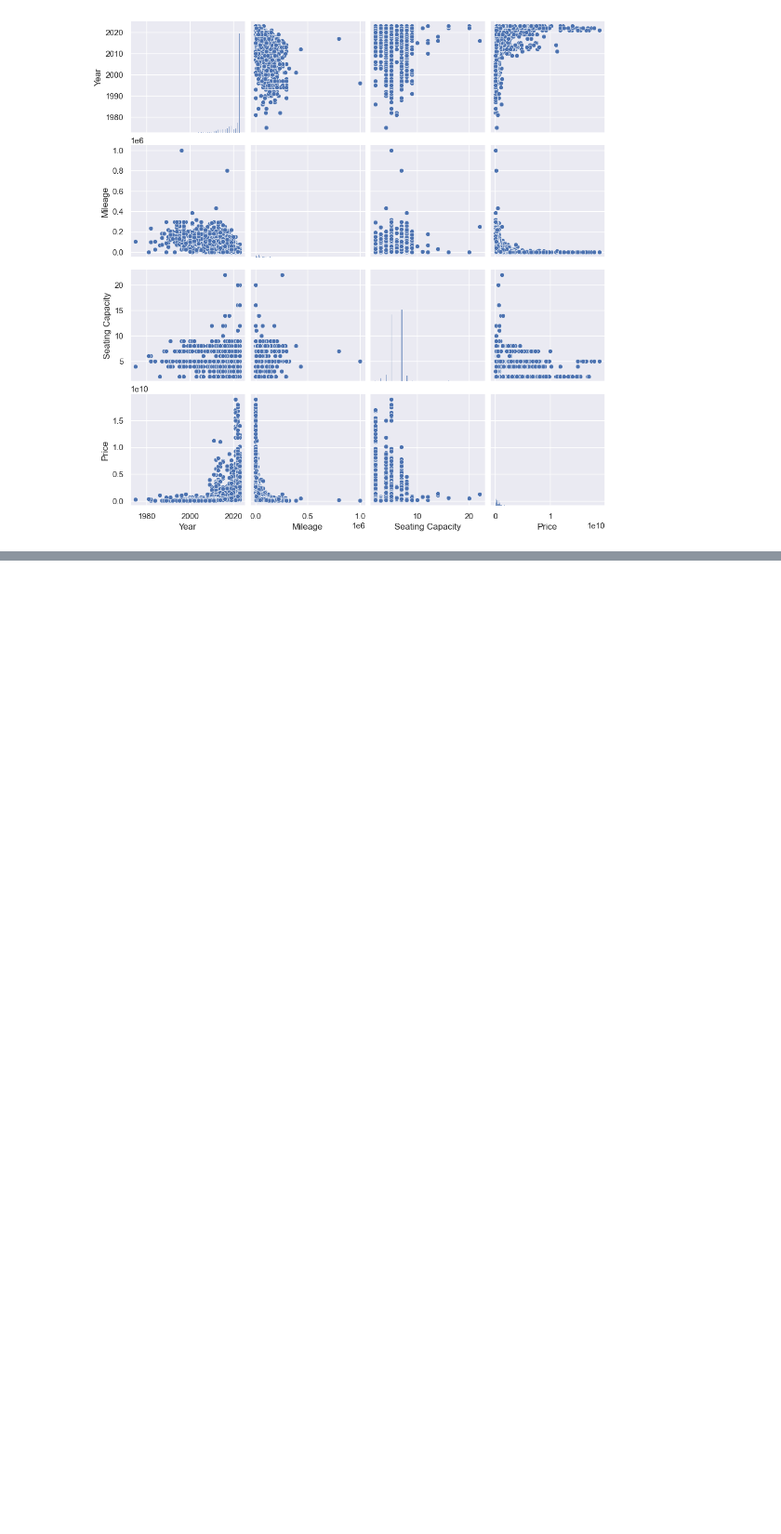
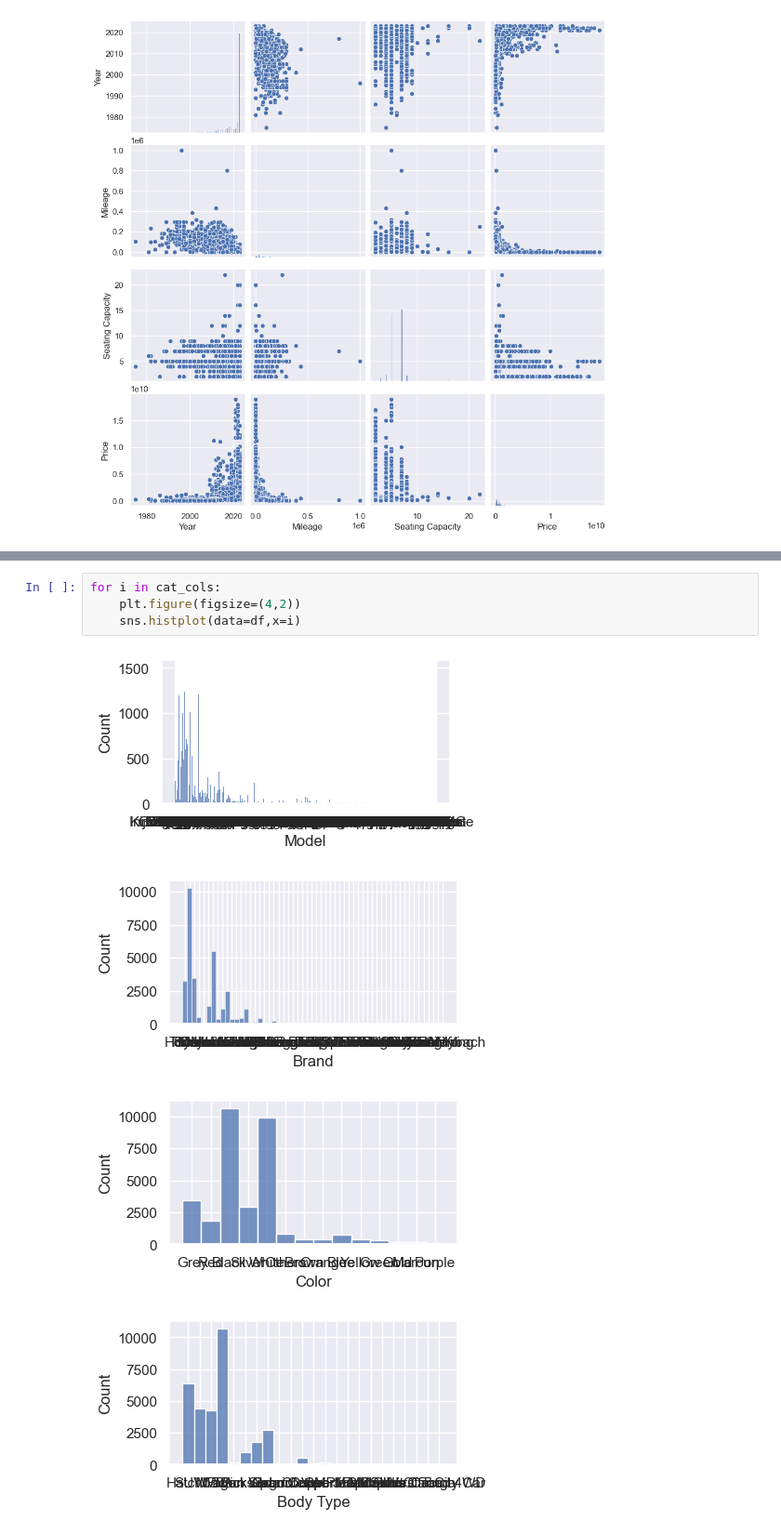
Before and after one commit to abudto/Data-Science-Analytics, a Jupyter notebook: Used Car Price Prediction (Web Scraping, Dashboard, Machine Learning)/Used Car Price Prediction.ipynb, the cells around one changed output, grey strips where cells are left out. Shown at 93% size. Cells and saved outputs as stored; diff of their text form; blank space fills up the shorter version.

```diff
--- a/Used Car Price Prediction (Web Scraping, Dashboard, Machine Learning)/Used Car Price Prediction.ipynb
+++ b/Used Car Price Prediction (Web Scraping, Dashboard, Machine Learning)/Used Car Price Prediction.ipynb
@@ -188,0 +194,9 @@ plt.show()
+# %%
+for i in cat_cols:
+    plt.figure(figsize=(4,2))
+    sns.histplot(data=df,x=i)
+# %% [output]
+[figure, added]
+[figure, added]
+[figure, added]
+[figure, added]
```
Also changed, not shown: parts of 27 cells of this notebook.
